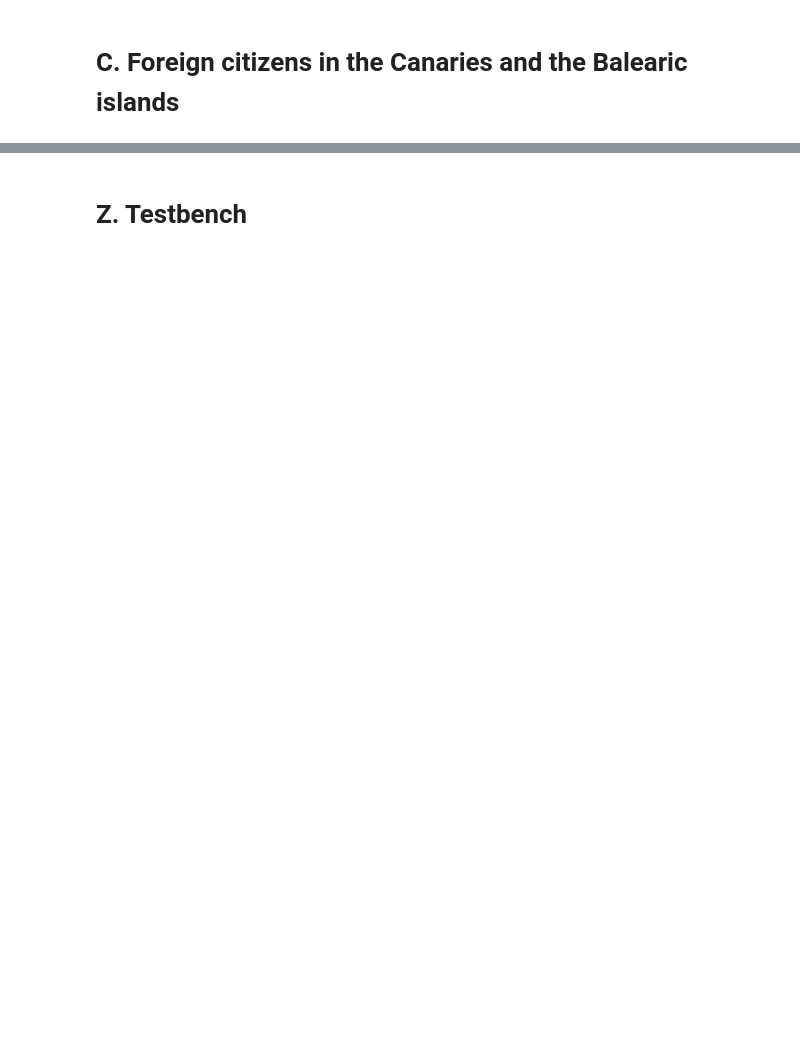
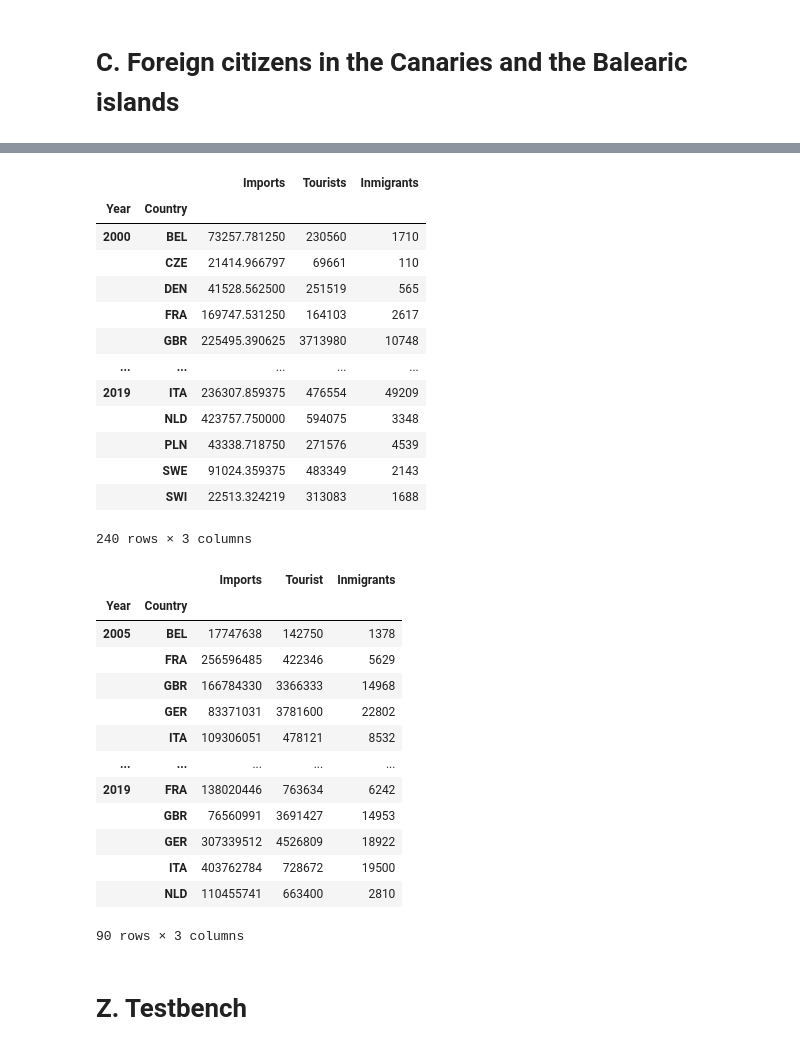
Before and after one commit to DiSanchz/ETL-Project, a Jupyter notebook: Cleaning + Enriching.ipynb, the cells around one changed output, grey strips where cells are left out. Drawn from its saved outputs; the diff is of its cells as text; code cells hidden in the pictures; blank space fills up the shorter version.

```diff
--- a/Cleaning + Enriching.ipynb
+++ b/Cleaning + Enriching.ipynb
@@ -424,0 +551,29 @@ display(df_M)
+# %%
+display(For_IC)
+display(For_IB)
+
+IC_keep = ['Alemania', 'Reino Unido', 'Países Bajos', 'Irlanda', 'Suecia', 'Bélgica', 'Italia', 'Francia', 'República Checa', 'Polonia', 'Suiza', 'Dinamarca']
+IB_keep = ['Alemania', 'Reino Unido', 'Países Bajos', 'Bélgica', 'Italia', 'Francia']
+
+For_IC = For_IC[For_IC['Nacionalidad'].isin(IC_keep)]
+For_IB = For_IB[For_IB['Nacionalidad'].isin(IB_keep)]
+
+IC_keep = [2000, 2001, 2002, 2003, 2004, 2005, 2006, 2007, 2008, 2009, 2010, 2011, 2012, 2013, 2014, 2015, 2016, 2017, 2018, 2019]
+IB_keep = [2005, 2006, 2007, 2008, 2009, 2010, 2011, 2012, 2013, 2014, 2015, 2016, 2017, 2018, 2019]
+
+For_IC = For_IC[For_IC['Año'].isin(IC_keep)]
+For_IB = For_IB[For_IB['Año'].isin(IB_keep)]
+
+For_IC = For_IC[For_IC['Sexo'] == 'Ambos sexos']
+For_IB = For_IB[For_IB['Sexo'] == 'Ambos sexos']
+
+print(For_IC.shape)
+print(df_X.shape)
+print(For_IB.shape)
+print(df_M.shape)
+
+For_IC.Nacionalidad = For_IC.Nacionalidad.apply(Ct_to_tag)
+For_IB.Nacionalidad = For_IB.Nacionalidad.apply(Ct_to_tag)
+
+display(For_IC)
+display(For_IB)
@@ -424,0 +639,9 @@ display(df_M)
+# %%
+For_IC_yearly = For_IC.groupby(["Año", "Nacionalidad"]).sum()
+For_IB_yearly = For_IB.groupby(["Año", "Nacionalidad"]).sum()
+df_X_yearly = df_X.groupby(["Year", "Country"]).sum()
+df_M_yearly = df_M.groupby(["Year", "Country"]).sum()
+display(For_IC_yearly)
+display(For_IB_yearly)
+display(df_X_yearly)
+display(df_M_yearly)
@@ -425,3 +705,38 @@ display(df_M)
+# %%
+df_X_yearly['Inmigrants'] = For_IC_yearly['Total']
+df_M_yearly['Inmigrants'] = For_IB_yearly['Total']
+
+display(df_X_yearly)
+display(df_M_yearly)
+# %% [output]
+|  |  | Imports | Tourists | Inmigrants |
+| Year | Country |  |  |  |
+| 2000 | BEL | 73257.781250 | 230560 | 1710 |
+|  | CZE | 21414.966797 | 69661 | 110 |
+|  | DEN | 41528.562500 | 251519 | 565 |
+|  | FRA | 169747.531250 | 164103 | 2617 |
+|  | GBR | 225495.390625 | 3713980 | 10748 |
+| ... | ... | ... | ... | ... |
+| 2019 | ITA | 236307.859375 | 476554 | 49209 |
+|  | NLD | 423757.750000 | 594075 | 3348 |
+|  | PLN | 43338.718750 | 271576 | 4539 |
+|  | SWE | 91024.359375 | 483349 | 2143 |
+|  | SWI | 22513.324219 | 313083 | 1688 |
+240 rows × 3 columns
+|  |  | Imports | Tourist | Inmigrants |
+| Year | Country |  |  |  |
+| 2005 | BEL | 17747638 | 142750 | 1378 |
+|  | FRA | 256596485 | 422346 | 5629 |
+|  | GBR | 166784330 | 3366333 | 14968 |
+|  | GER | 83371031 | 3781600 | 22802 |
+|  | ITA | 109306051 | 478121 | 8532 |
+| ... | ... | ... | ... | ... |
+| 2019 | FRA | 138020446 | 763634 | 6242 |
+|  | GBR | 76560991 | 3691427 | 14953 |
+|  | GER | 307339512 | 4526809 | 18922 |
+|  | ITA | 403762784 | 728672 | 19500 |
+|  | NLD | 110455741 | 663400 | 2810 |
+90 rows × 3 columns
 # %% [markdown]
 # Z. Testbench
 # %%
```
Also changed, not shown: parts of 19 cells of this notebook, 21 other files.
